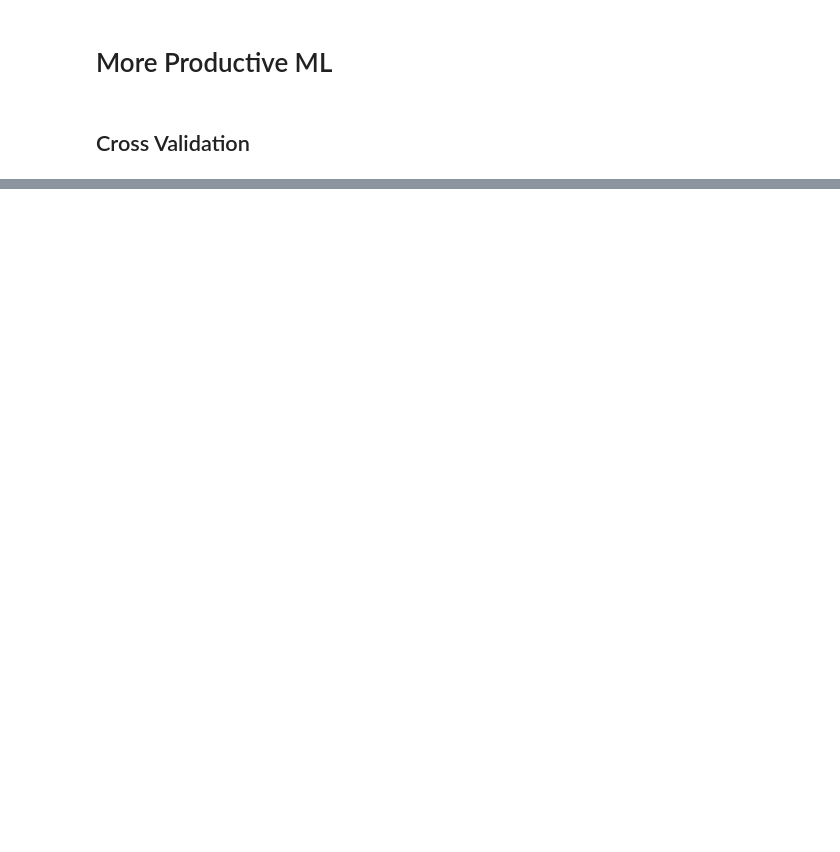
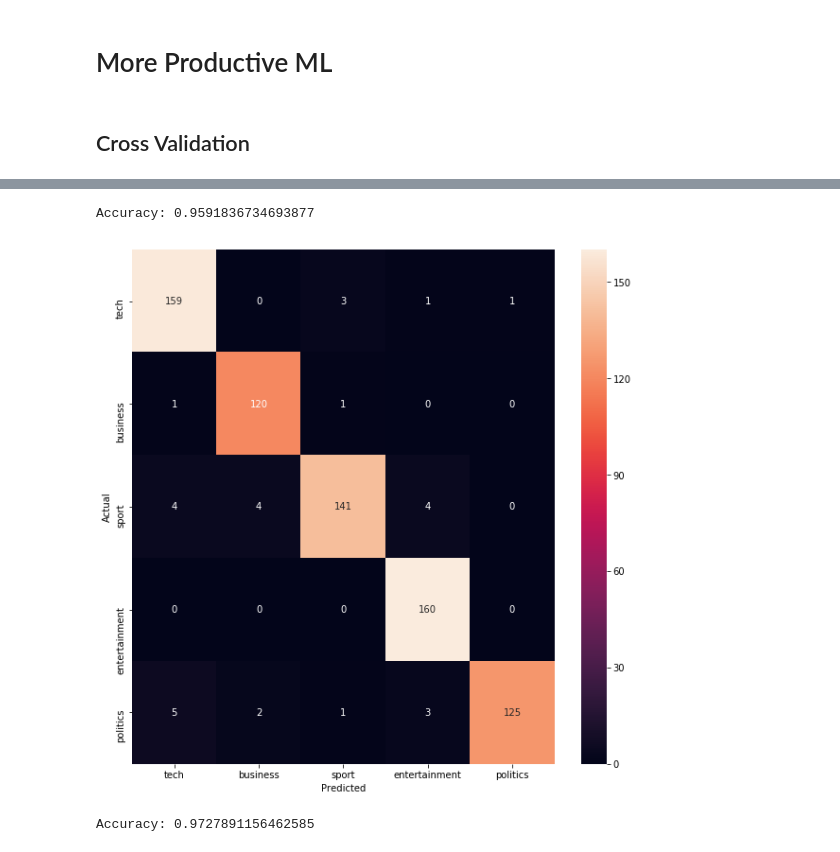
Before and after one commit to mohamedibrahim42/Workshops, a Jupyter notebook: ML/Co-op Notebook.ipynb, the cells around one changed output, grey strips where cells are left out. Saved outputs shown, nothing was run; the diff lists cells and outputs as text; code cells hidden in the pictures; blank space fills up the shorter version.

```diff
--- a/ML/Co-op Notebook.ipynb
+++ b/ML/Co-op Notebook.ipynb
@@ -784,0 +616,5 @@ Parameters: {'bootstrap': True, 'criterion': 'entropy', 'max_depth': 3, 'max_fea
+# %%
+count_vect = CountVectorizer(tokenizer=tokenizeText, ngram_range=(1,3))
+tfidf_vect = TfidfVectorizer(tokenizer=tokenizeText, ngram_range=(1,3))
+count_clf = LinearSVC()
+tfidf_clf = LinearSVC()
@@ -784,0 +624,16 @@ Parameters: {'bootstrap': True, 'criterion': 'entropy', 'max_depth': 3, 'max_fea
+# %%
+count_pipe = Pipeline([
+    ('cleanText', CleanTextTransformer()),
+    ('vectorizer', count_vect),
+    ('clf', count_clf)
+])
+
+tfidf_pipe = Pipeline([
+    ('cleanText', CleanTextTransformer()),
+    ('vectorizer', tfidf_vect),
+    ('clf', tfidf_clf)
+])
+# %%
+X = bbc_articles['text']
+y = bbc_articles['category']
+X_train, X_test, y_train, y_test = train_test_split(X, y, test_size=0.33, random_state=2018)
@@ -784,0 +654,22 @@ Parameters: {'bootstrap': True, 'criterion': 'entropy', 'max_depth': 3, 'max_fea
+# %%
+count_pipe.fit(X_train, y_train)
+count_preds = count_pipe.predict(X_test)
+print("Accuracy:", accuracy_score(y_test, count_preds))
+# %% [output]
+Accuracy: 0.9591836734693877
+# %%
+count_conf_mat = confusion_matrix(y_test, count_preds)
+fig, ax = plt.subplots(figsize=(10,10))
+sns.heatmap(count_conf_mat, annot=True, fmt='d',
+            xticklabels=bbc_articles['category'].unique(), yticklabels=bbc_articles['category'].unique())
+plt.ylabel('Actual')
+plt.xlabel('Predicted')
+plt.show()
+# %% [output]
+[figure, added]
+# %%
+tfidf_transform = tfidf_pipe.fit(X_train, y_train)
+tfidf_preds = tfidf_pipe.predict(X_test)
+print("Accuracy:", accuracy_score(y_test, tfidf_preds))
+# %% [output]
+Accuracy: 0.9727891156462585
```
Also changed, not shown: parts of 98 cells of this notebook, 16 other files.
